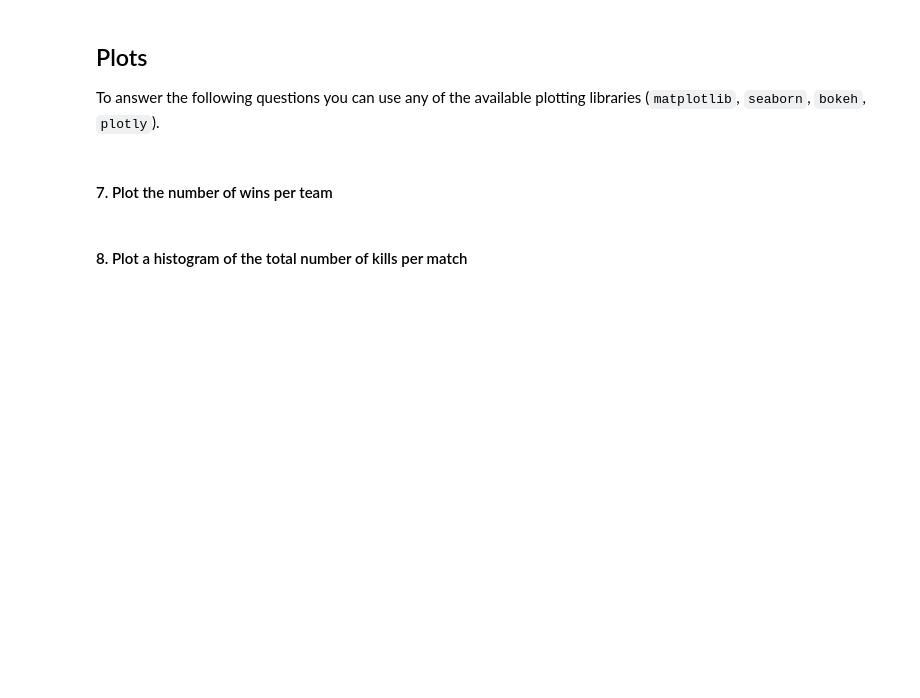
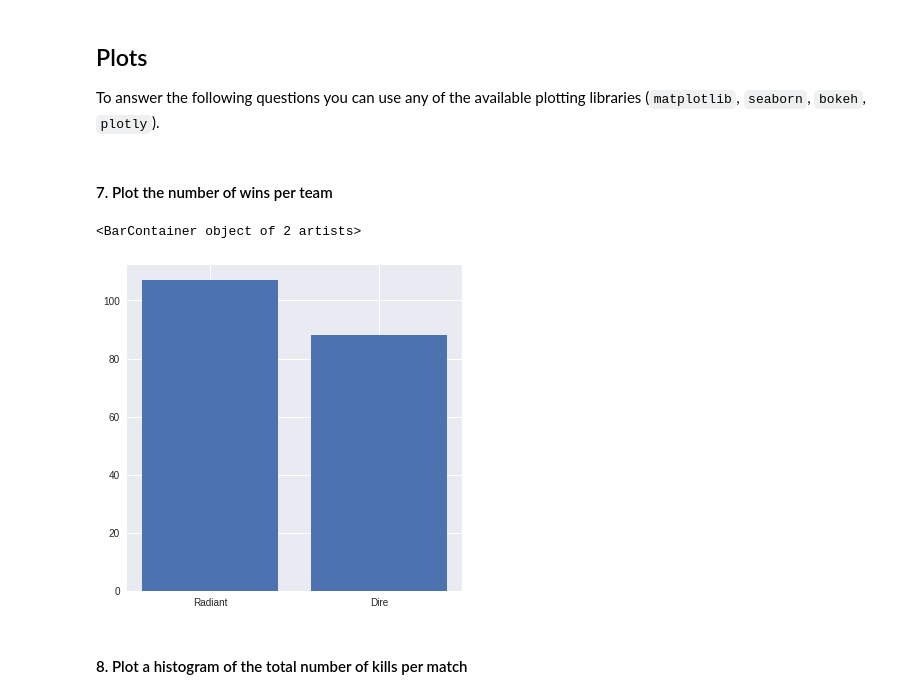
Before and after one commit to lambdaclass/data_science_exercise, a Jupyter notebook: dota_analysis.ipynb, the cells around one changed output. Saved outputs shown, nothing was run; the diff lists cells and outputs as text; code cells hidden in the pictures; blank space fills up the shorter version.

```diff
--- a/dota_analysis.ipynb
+++ b/dota_analysis.ipynb
@@ -49,2 +53,7 @@ dire_wins = None ## Your answer here
+# %%
+radiant_wins = df['radiant_win'].sum()
+dire_wins = (~df['radiant_win']).sum()
+
+# assert dire_wins == total_matches - radiant_wins
 # %% [markdown]
 #### 3. Find the longest and the shortest match in the tournament
@@ -83,11 +123,16 @@ To answer the following questions you can use any of the available plotting libr
 #### 7. Plot the number of wins per team
 # %%
 # Change imports if using a different library
-
 %matplotlib inline
 import matplotlib.pyplot as plt
 
 # Your answer here
+plt.style.use('seaborn')
+plt.figure(figsize=(6,6))
+plt.bar(['Radiant', 'Dire'], height=[radiant_wins, dire_wins])
+# %% [output]
+<BarContainer object of 2 artists>
+[figure, added]
 # %% [markdown]
 #### 8. Plot a histogram of the total number of kills per match
 # %%
```
Also changed, not shown: parts of 26 cells of this notebook.
